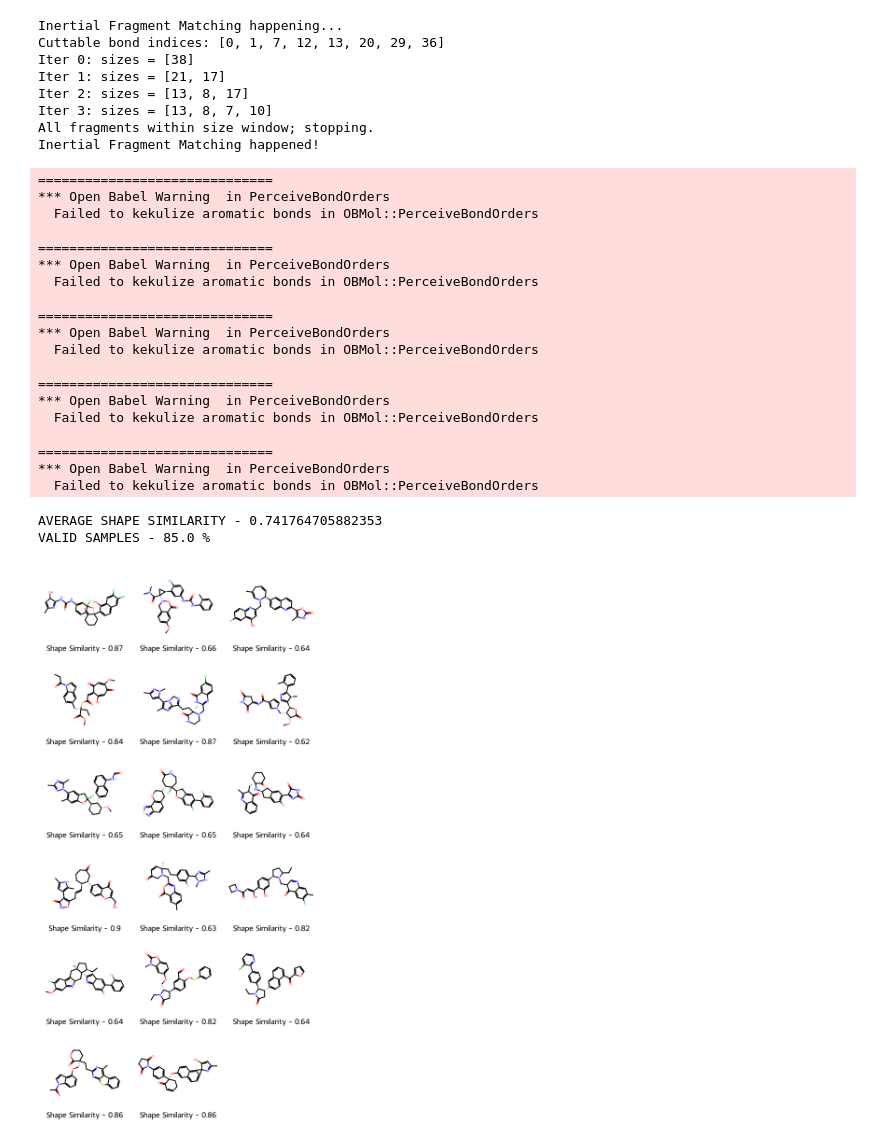
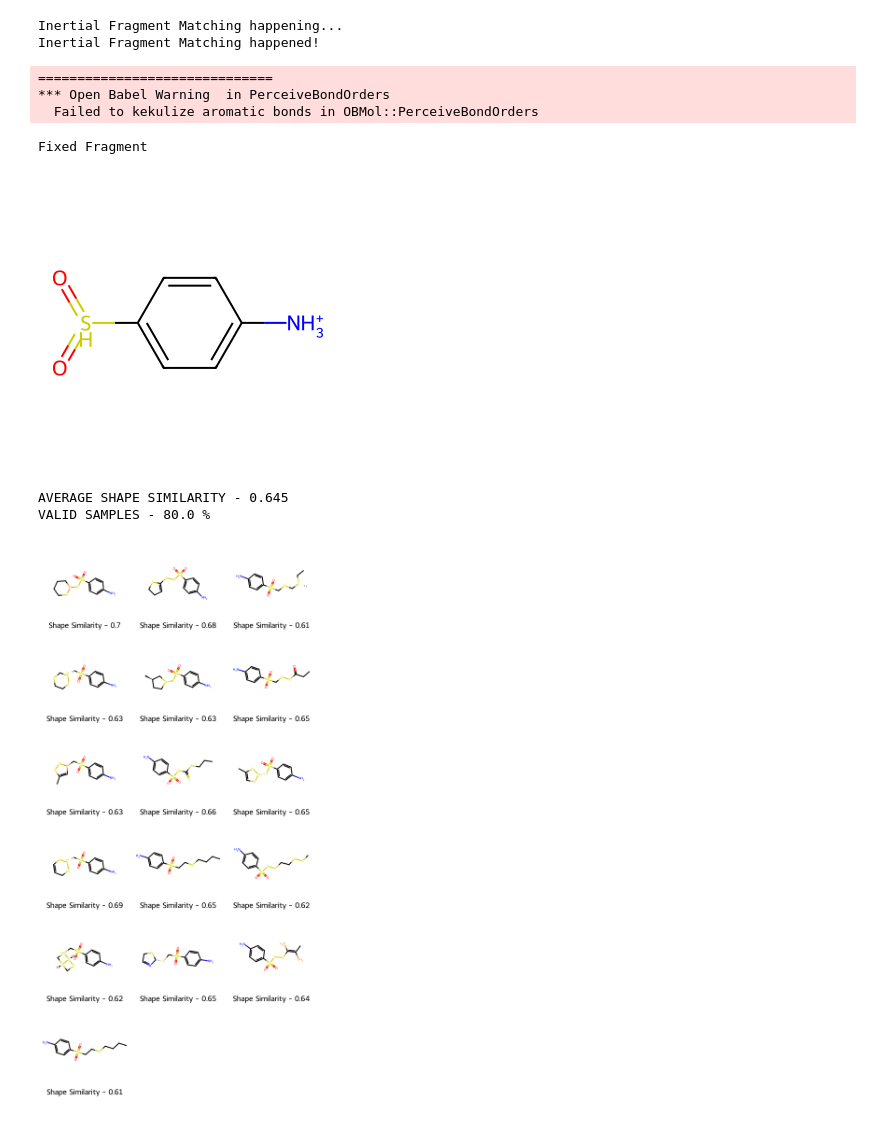
Before and after one commit to Membrizard/ml_conformer_generator, a Jupyter notebook: ifm_autosplit_tests.ipynb, the cells around one changed output. Cells and saved outputs as stored; diff of their text form; code cells hidden in the pictures.

```diff
--- a/ifm_autosplit_tests.ipynb
+++ b/ifm_autosplit_tests.ipynb
@@ -3,21 +3,30 @@ from rdkit import Chem, RDLogger
 from rdkit.Chem import Draw
 
 from src.mlconfgen import evaluate_samples, MLConformerGenerator
-from src.mlconfgen.inertial_fragment_matching import inertial_fragment_matching, predict_bonds_openbabel
+from src.mlconfgen.inertial_fragment_matching import ff_inertial_fragment_matching, predict_bonds_openbabel
 from src.mlconfgen.utils.mol_utils import prepare_masks, redefine_bonds, prepare_adj_mat_seer_input
 from src.mlconfgen.utils.standardizer import standardize_mol
 
 RDLogger.DisableLog('rdApp.*')
 
+device = "mps"
+
 generator = MLConformerGenerator(
                                  edm_weights="./licensed_edm_moi_chembl_6_39_final.pt",
                                  adj_mat_seer_weights="./adj_mat_seer_chembl_15_39.pt",
-                                 device="cpu",
+                                 device=device,
                                  diffusion_steps=100, # Light generation for debugging
                                 )
 
-ref_mol = Chem.MolFromMolFile('38_atoms_example.mol')
-# ref_mol = Chem.MolFromMolFile('./assets/demo_files/ceyyag.mol')
+merger = MLConformerGenerator(
+                                 edm_weights="./edm_moi_chembl_15_39.pt",
+                                 adj_mat_seer_weights="./adj_mat_seer_chembl_15_39.pt",
+                                 device=device,
+                                 diffusion_steps=100, # Light generation for debugging
+                                )
+
+# ref_mol = Chem.MolFromMolFile('38_atoms_example.mol')
+ref_mol = Chem.MolFromMolFile('./assets/demo_files/ceyyag.mol')
 
 n_atoms = ref_mol.GetNumHeavyAtoms()
 
@@ -25,18 +34,19 @@ print("Inertial Fragment Matching happening...")
 
 N_SAMPLES = 20
 
-final_mols = inertial_fragment_matching(
-                                ref_mol=ref_mol,
-                                n_samples=N_SAMPLES,
-                                generator=generator,  # MLConformerGenerator object
-                                resample_steps=0,  # resample steps
-                                diffusion_steps_merging=10,  # diffusion steps for merging approx 10% from model diffusion steps
-                                min_frag_size=6,  # Minimal fragment size in number of heavy atoms
-                                max_frag_size=15,  # Maximal fragment size in number of heavy atoms
-                                max_n_atoms_final=n_atoms + 1,  # Max n_atoms in the final molecule
-                                min_n_atoms_final=n_atoms - 1,  # Min n_atoms in the final molecule
-                                max_iter=200,  # Max iterations for molecule splitting
-                                verbose=True,  # Verbose flag
+final_mols, fixed_fragment = ff_inertial_fragment_matching(
+                                    ref_mol=ref_mol,
+                                    generator=generator,
+                                    merger=merger,
+                                    n_samples=N_SAMPLES,
+                                    variance=0,
+                                    resample_steps=0,
+                                    blend_power=2,
+                                    merging_diffusion_level=20,
+                                    min_frag_size=6,
+                                    max_frag_size=15,
+                                    max_iter=200,
+                                    verbose=False,
 
 )
 
@@ -49,55 +59,40 @@ obabel_mols = []
 for mol in final_mols:
     f_mol = predict_bonds_openbabel(mol, optimize_geometry=False)
     if f_mol:
         obabel_mols.append(f_mol)
 
 _, std_samples = evaluate_samples(ref_mol, obabel_mols)
+
+print("Fixed Fragment")
+ff_img = Draw.MolToImage(Chem.MolFromSmiles(Chem.MolToSmiles(fixed_fragment)), size=(300, 300))
+display(ff_img)
+
 
 # Display results
 mols = []
 legends = []
 average_shape_similarity = 0
 for sample in std_samples:
     mol = Chem.MolFromMolBlock(sample['mol_block'])
     mol = Chem.MolFromSmiles(Chem.MolToSmiles(mol))
     mol.SetProp("Shape_Tanimoto", str(sample['shape_tanimoto']))
     mols.append(mol)
     legends.append(f"Shape Similarity - {round(sample['shape_tanimoto'], 2)}")
     average_shape_similarity += round(sample['shape_tanimoto'], 2)
 
 average_shape_similarity = average_shape_similarity / len(std_samples)
 print(f"AVERAGE SHAPE SIMILARITY - {average_shape_similarity}")
 print(f"VALID SAMPLES - {round(len(std_samples) / N_SAMPLES, 2) * 100} %")
 
 Draw.MolsToGridImage(mols, legends=legends)
 # %% [output]
 Inertial Fragment Matching happening...
-Cuttable bond indices: [0, 1, 7, 12, 13, 20, 29, 36]
-Iter 0: sizes = [38]
-Iter 1: sizes = [21, 17]
-Iter 2: sizes = [13, 8, 17]
-Iter 3: sizes = [13, 8, 7, 10]
-All fragments within size window; stopping.
 Inertial Fragment Matching happened!
 ==============================
 *** Open Babel Warning  in PerceiveBondOrders
   Failed to kekulize aromatic bonds in OBMol::PerceiveBondOrders
-
-==============================
-*** Open Babel Warning  in PerceiveBondOrders
-  Failed to kekulize aromatic bonds in OBMol::PerceiveBondOrders
-
-==============================
-*** Open Babel Warning  in PerceiveBondOrders
-  Failed to kekulize aromatic bonds in OBMol::PerceiveBondOrders
-
-==============================
-*** Open Babel Warning  in PerceiveBondOrders
-  Failed to kekulize aromatic bonds in OBMol::PerceiveBondOrders
-
-==============================
-*** Open Babel Warning  in PerceiveBondOrders
-  Failed to kekulize aromatic bonds in OBMol::PerceiveBondOrders
-AVERAGE SHAPE SIMILARITY - 0.741764705882353
-VALID SAMPLES - 85.0 %
+Fixed Fragment
-[figure, old version]
+[figure, new version]
+AVERAGE SHAPE SIMILARITY - 0.645
+VALID SAMPLES - 80.0 %
+[figure, added]
```
Also changed, not shown: 6 other files.
